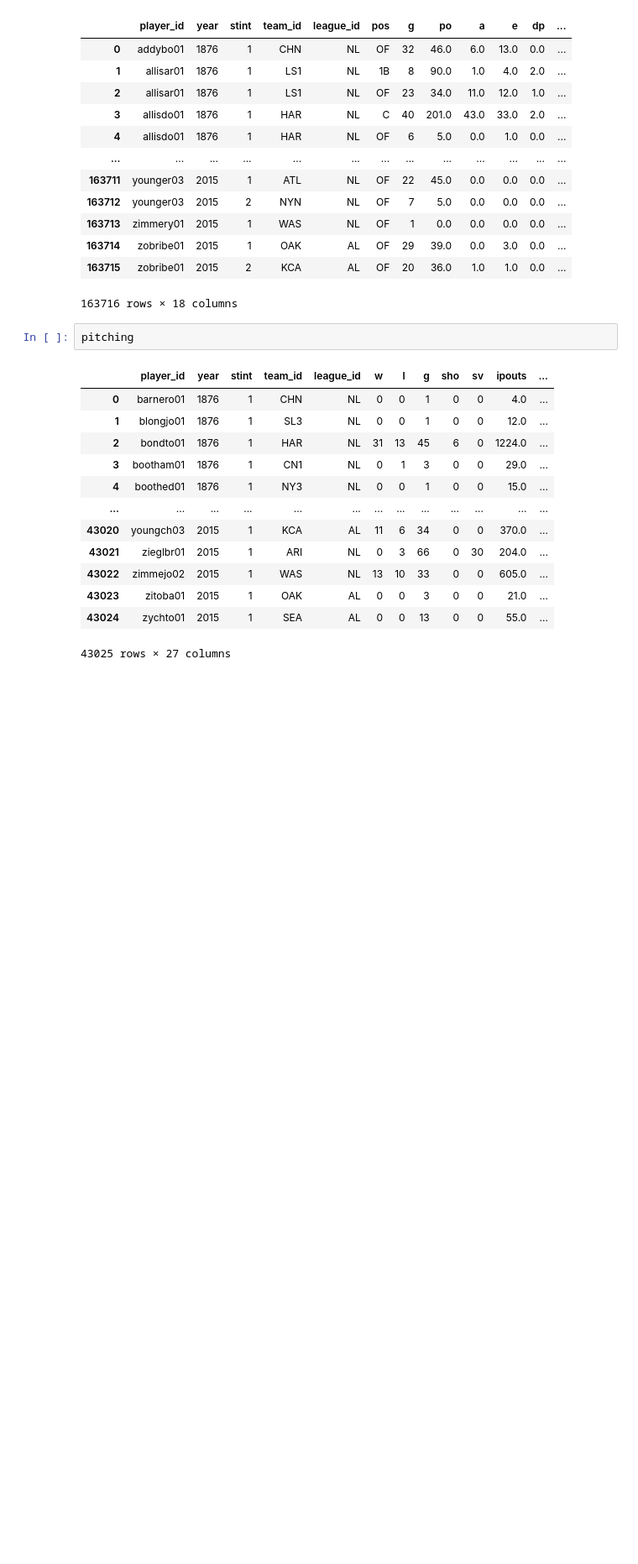
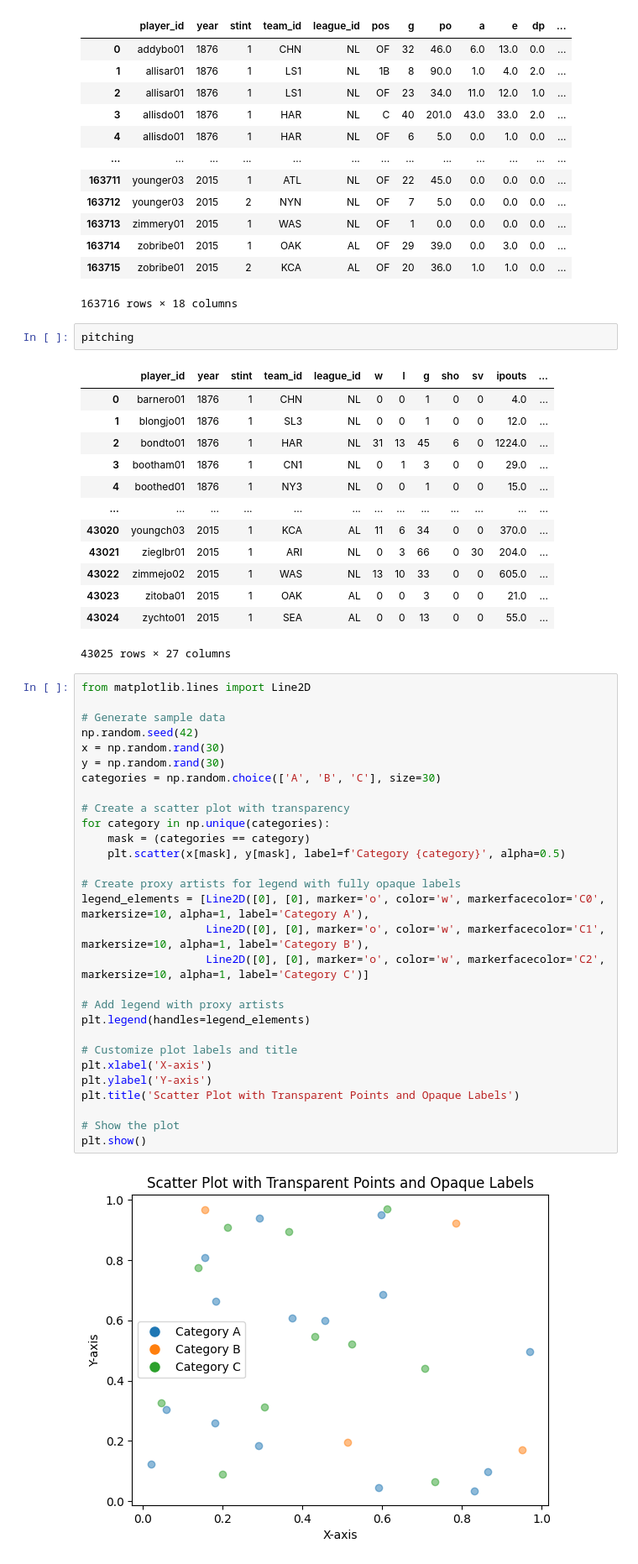
Before and after one commit to sebalexsmith/MET2010, a Jupyter notebook: Semester Assignment/Beginnings.ipynb, the cells around one changed output. Shown at 84% size. Cells and saved outputs as stored; diff of their text form; blank space fills up the shorter version.

```diff
--- a/Semester Assignment/Beginnings.ipynb
+++ b/Semester Assignment/Beginnings.ipynb
@@ -203,3 +203,34 @@ pitching
 | 43023 | zitoba01 | 2015 | 1 | OAK | AL | 0 | 0 | 3 | 0 | 0 | 21.0 | ... |
 | 43024 | zychto01 | 2015 | 1 | SEA | AL | 0 | 0 | 13 | 0 | 0 | 55.0 | ... |
 43025 rows × 27 columns
+# %%
+from matplotlib.lines import Line2D
+
+# Generate sample data
+np.random.seed(42)
+x = np.random.rand(30)
+y = np.random.rand(30)
+categories = np.random.choice(['A', 'B', 'C'], size=30)
+
+# Create a scatter plot with transparency
+for category in np.unique(categories):
+    mask = (categories == category)
+    plt.scatter(x[mask], y[mask], label=f'Category {category}', alpha=0.5)
+
+# Create proxy artists for legend with fully opaque labels
+legend_elements = [Line2D([0], [0], marker='o', color='w', markerfacecolor='C0', markersize=10, alpha=1, label='Category A'),
+                   Line2D([0], [0], marker='o', color='w', markerfacecolor='C1', markersize=10, alpha=1, label='Category B'),
+                   Line2D([0], [0], marker='o', color='w', markerfacecolor='C2', markersize=10, alpha=1, label='Category C')]
+
+# Add legend with proxy artists
+plt.legend(handles=legend_elements)
+
+# Customize plot labels and title
+plt.xlabel('X-axis')
+plt.ylabel('Y-axis')
+plt.title('Scatter Plot with Transparent Points and Opaque Labels')
+
+# Show the plot
+plt.show()
+# %% [output]
+[figure, added]
```
Also changed, not shown: 1 other file.
